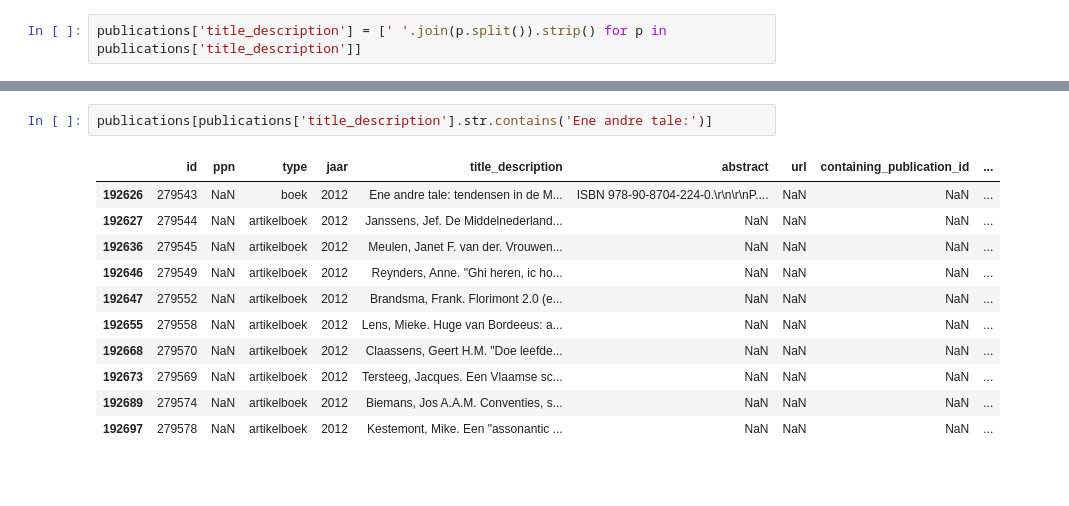
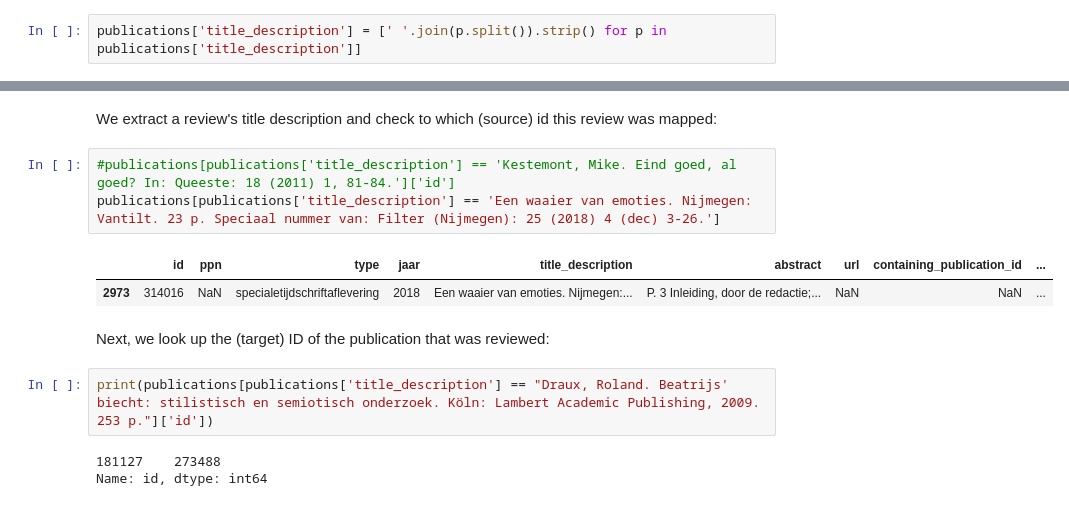
Before and after one commit to mikekestemont/bntl, a Jupyter notebook: code/04-link_consolidated.ipynb, the cells around one changed output, grey strips where cells are left out. Drawn from its saved outputs; the diff is of its cells as text; blank space fills up the shorter version.

```diff
--- a/code/04-link_consolidated.ipynb
+++ b/code/04-link_consolidated.ipynb
@@ -55,14 +43,15 @@ publications[publications['title_description'] == 'Caron, Willem Johannes Hubert
-# %%
-publications[publications['title_description'].str.contains('Ene andre tale:')]
-# %% [output]
-|  | id | ppn | type | jaar | title_description | abstract | url | containing_publication_id | ... |
-| 192626 | 279543 | NaN | boek | 2012 | Ene andre tale: tendensen in de M... | ISBN 978-90-8704-224-0.\r\n\r\nP.... | NaN | NaN | ... |
-| 192627 | 279544 | NaN | artikelboek | 2012 | Janssens, Jef. De Middelnederland... | NaN | NaN | NaN | ... |
-| 192636 | 279545 | NaN | artikelboek | 2012 | Meulen, Janet F. van der. Vrouwen... | NaN | NaN | NaN | ... |
-| 192646 | 279549 | NaN | artikelboek | 2012 | Reynders, Anne. "Ghi heren, ic ho... | NaN | NaN | NaN | ... |
-| 192647 | 279552 | NaN | artikelboek | 2012 | Brandsma, Frank. Florimont 2.0 (e... | NaN | NaN | NaN | ... |
-| 192655 | 279558 | NaN | artikelboek | 2012 | Lens, Mieke. Huge van Bordeeus: a... | NaN | NaN | NaN | ... |
-| 192668 | 279570 | NaN | artikelboek | 2012 | Claassens, Geert H.M. "Doe leefde... | NaN | NaN | NaN | ... |
-| 192673 | 279569 | NaN | artikelboek | 2012 | Tersteeg, Jacques. Een Vlaamse sc... | NaN | NaN | NaN | ... |
-| 192689 | 279574 | NaN | artikelboek | 2012 | Biemans, Jos A.A.M. Conventies, s... | NaN | NaN | NaN | ... |
-| 192697 | 279578 | NaN | artikelboek | 2012 | Kestemont, Mike. Een "assonantic ... | NaN | NaN | NaN | ... |
+# %% [markdown]
+We extract a review's title description and check to which (source) id this review was mapped:
+# %%
+#publications[publications['title_description'] == 'Kestemont, Mike. Eind goed, al goed? In: Queeste: 18 (2011) 1, 81-84.']['id']
+publications[publications['title_description'] == 'Een waaier van emoties. Nijmegen: Vantilt. 23 p. Speciaal nummer van: Filter (Nijmegen): 25 (2018) 4 (dec) 3-26.']
+# %% [output]
+|  | id | ppn | type | jaar | title_description | abstract | url | containing_publication_id | ... |
+| 2973 | 314016 | NaN | specialetijdschriftaflevering | 2018 | Een waaier van emoties. Nijmegen:... | P. 3 Inleiding, door de redactie;... | NaN | NaN | ... |
+# %% [markdown]
+Next, we look up the (target) ID of the publication that was reviewed:
+# %%
+print(publications[publications['title_description'] == "Draux, Roland. Beatrijs' biecht: stilistisch en semiotisch onderzoek. Köln: Lambert Academic Publishing, 2009. 253 p."]['id'])
+# %% [output]
+181127    273488
+Name: id, dtype: int64
```
Also changed, not shown: parts of 33 cells of this notebook, 1 other file.
